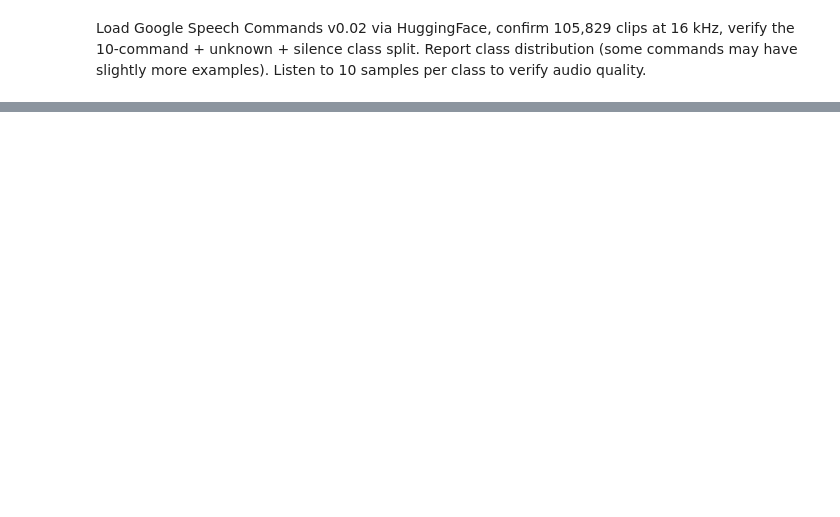
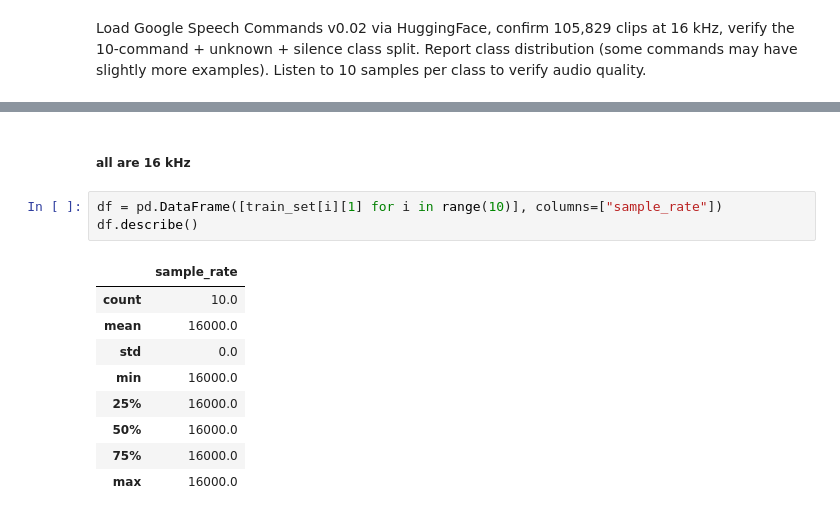
Before and after one commit to tksluangrath/ds6050-audio-projects, a Jupyter notebook: importingdata.ipynb, the cells around one changed output, grey strips where cells are left out. Saved outputs shown, nothing was run; the diff lists cells and outputs as text; blank space fills up the shorter version.

```diff
--- a/importingdata.ipynb
+++ b/importingdata.ipynb
@@ -32,0 +53,15 @@ Test: 11005
+# %% [markdown]
+##### all are 16 kHz
+# %%
+df = pd.DataFrame([train_set[i][1] for i in range(10)], columns=["sample_rate"])
+df.describe()
+# %% [output]
+|  | sample_rate |
+| count | 10.0 |
+| mean | 16000.0 |
+| std | 0.0 |
+| min | 16000.0 |
+| 25% | 16000.0 |
+| 50% | 16000.0 |
+| 75% | 16000.0 |
+| max | 16000.0 |
```
Also changed, not shown: parts of 10 cells of this notebook.
